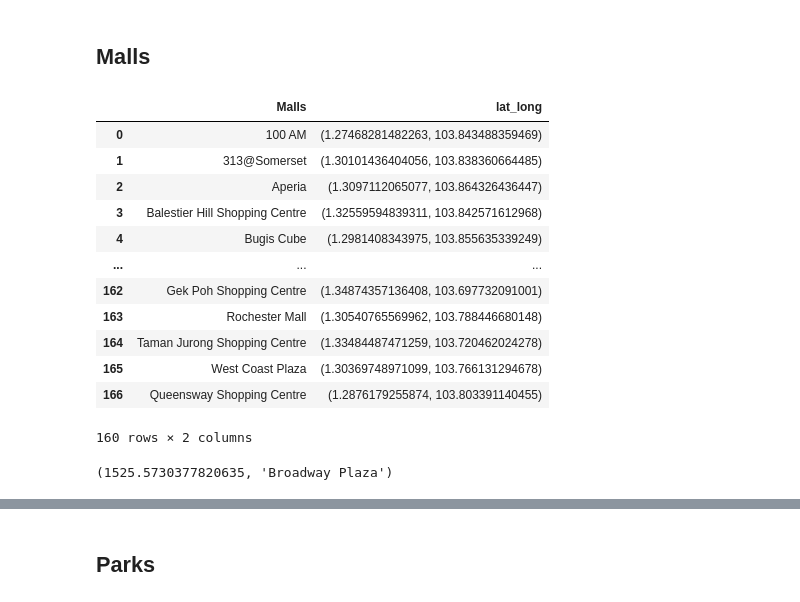
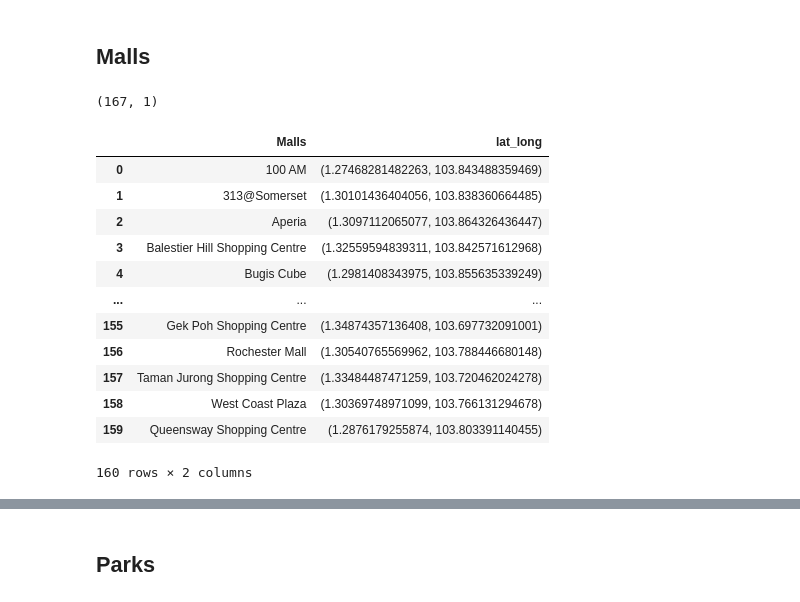
Before and after one commit to alvintanjl/HDB_Resale_Price_Regression, a Jupyter notebook: HDB Resale Price_Data Engineering.ipynb, the cells around one changed output, grey strips where cells are left out. Cells and saved outputs as stored; diff of their text form; code cells hidden in the pictures.

```diff
--- a/HDB Resale Price_Data Engineering.ipynb
+++ b/HDB Resale Price_Data Engineering.ipynb
@@ -126,2 +127,15 @@ test_df['lat_lon'] = test_df['address_str'].progress_apply(get_coordinates)
+# %%
+def get_coordinates(address):
+    for i in range(10):
+        try:
+            req = requests.get('https://developers.onemap.sg/commonapi/search?searchVal='+address+'&returnGeom=Y&getAddrDetails=Y&pageNum=1')
+            resultsdict = eval(req.text)
+            if len(resultsdict['results']) > 0:
+                return (resultsdict['results'][0]['LATITUDE'], resultsdict['results'][0]['LONGITUDE'])
+            else:
+                return np.nan
+            break
+        except:
+            time.sleep(10)
 # %% [markdown]
 ## MRT Stations
@@ -278,4 +212,0 @@ get_num_sch_1km_radius((1.38070883044887, 103.835368226602), 'Pri')
-# %%
-for sch_type in school_df['Type'].unique():
-    test_df[f'num_{sch_type}_sch_1km_radius'] = test_df['lat_lon'].progress_apply(lambda x: get_num_sch_1km_radius(x, sch_type))
-test_df.head()
@@ -309,4 +212,0 @@ def get_closest_sch_by_type(place_coord, sch_type):
-# %%
-for sch_type in school_df['Type'].unique():
-    test_df[f'closest_{sch_type}_sch'] = test_df['lat_lon'].progress_apply(lambda x: get_closest_sch_by_type(x, sch_type))
-test_df.head()
@@ -320,0 +213,6 @@ test_df.head()
+# %%
+sch_df_dic = {}
+for sch_type in school_df['Type'].unique():
+    sub_df = school_df[school_df['Type'] == sch_type]
+    sub_df = sub_df.reset_index(drop = True)
+    sch_df_dic[sch_type] = sub_df
@@ -323,47 +255,31 @@ test_df.head()
 # %%
 malls_df_dic = pd.read_excel('Malls.xlsx', sheet_name = None)
 
 malls_df = pd.DataFrame()
 for mall_type, df in malls_df_dic.items():
     sub_df = df.iloc[:,0]
     malls_df = pd.concat([malls_df, sub_df], ignore_index = True, axis = 0)
 
 malls_df.columns = ['Malls']
-malls_df['lat_long'] = malls_df['Malls'].progress_apply(get_coordinates)
+
+print(malls_df.shape)
+malls_df['lat_long'] = malls_df['Malls'].progress_apply(get_coordinates) # progress_apply
 malls_df = malls_df.dropna()
+malls_df = malls_df.reset_index(drop = True)
 
 malls_df
 # %% [output]
+(167, 1)
 |  | Malls | lat_long |
 | 0 | 100 AM | (1.27468281482263, 103.843488359469) |
 | 1 | 313@Somerset | (1.30101436404056, 103.838360664485) |
 | 2 | Aperia | (1.3097112065077, 103.864326436447) |
 | 3 | Balestier Hill Shopping Centre | (1.32559594839311, 103.842571612968) |
 | 4 | Bugis Cube | (1.2981408343975, 103.855635339249) |
 | ... | ... | ... |
-| 162 | Gek Poh Shopping Centre | (1.34874357136408, 103.697732091001) |
-| 163 | Rochester Mall | (1.30540765569962, 103.788446680148) |
-| 164 | Taman Jurong Shopping Centre | (1.33484487471259, 103.720462024278) |
-| 165 | West Coast Plaza | (1.30369748971099, 103.766131294678) |
-| 166 | Queensway Shopping Centre | (1.2876179255874, 103.803391140455) |
+| 155 | Gek Poh Shopping Centre | (1.34874357136408, 103.697732091001) |
+| 156 | Rochester Mall | (1.30540765569962, 103.788446680148) |
+| 157 | Taman Jurong Shopping Centre | (1.33484487471259, 103.720462024278) |
+| 158 | West Coast Plaza | (1.30369748971099, 103.766131294678) |
+| 159 | Queensway Shopping Centre | (1.2876179255874, 103.803391140455) |
-160 rows × 2 columns
+160 rows × 2 columns
-# %%
-def get_shortest_dist_to_mall(place_coord):
-    if pd.isna(place_coord) == True:
-        return np.nan
-    else:
-        shortest = 10e30
-        best_mall = ''
-
-        for idx, row in malls_df.iterrows():
-            mall = row['Malls']
-            dist = geodesic(place_coord, row['lat_long']).meters
-            if dist < shortest:
-                shortest = dist
-                best_mall = mall
-        return (shortest, best_mall)
-
-# test
-get_shortest_dist_to_mall((1.38070883044887, 103.835368226602))
-# %% [output]
-(1525.5730377820635, 'Broadway Plaza')
```
Also changed, not shown: parts of 37 cells of this notebook, 1 other file.
